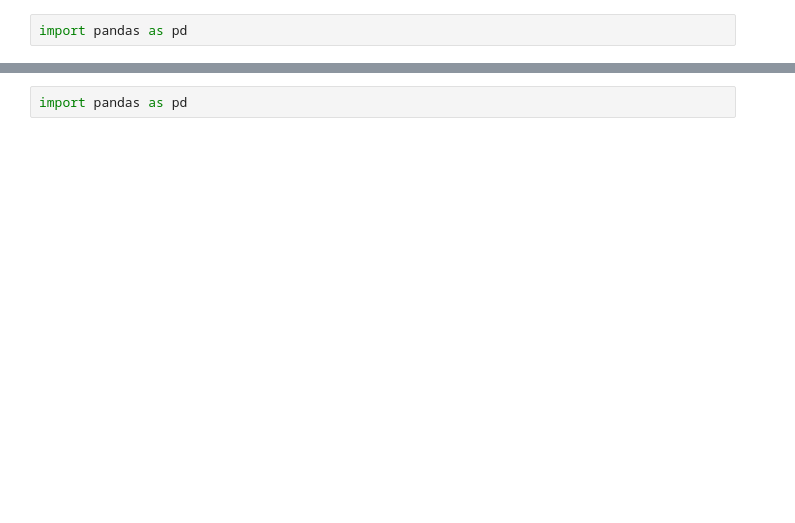
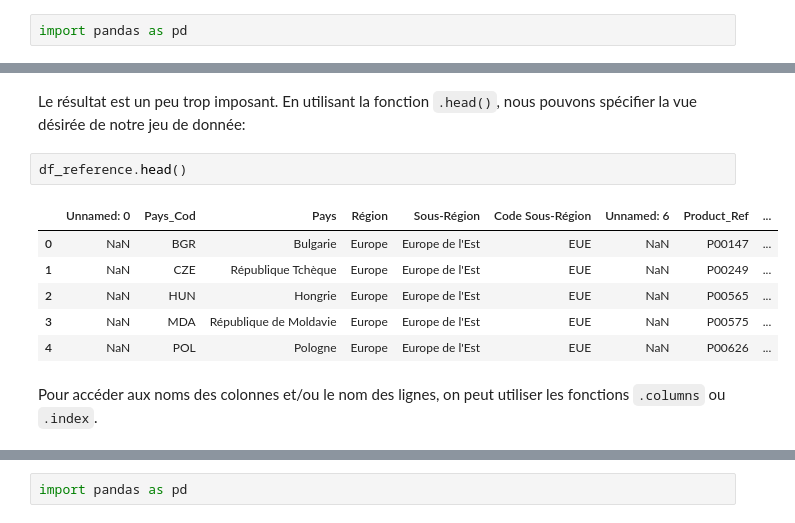
Before and after one commit to heretica/python_for_excel, a Jupyter notebook: s2_bases_pandas.ipynb, the cells around one changed output, grey strips where cells are left out. Drawn from its saved outputs; the diff is of its cells as text; blank space fills up the shorter version.

````diff
--- a/s2_bases_pandas.ipynb
+++ b/s2_bases_pandas.ipynb
@@ -101,0 +88,13 @@ Vous voulez comprendre **tout ce qu'il est possible de comprendre** sur l'activi
+# %% [markdown]
+Le résultat est un peu trop imposant. En utilisant la fonction ```.head()```, nous pouvons spécifier la vue désirée de notre jeu de donnée:
+# %%
+df_reference.head()
+# %% [output]
+|  | Unnamed: 0 | Pays_Cod | Pays | Région | Sous-Région | Code Sous-Région | Unnamed: 6 | Product_Ref | ... |
+| 0 | NaN | BGR | Bulgarie | Europe | Europe de l'Est | EUE | NaN | P00147 | ... |
+| 1 | NaN | CZE | République Tchèque | Europe | Europe de l'Est | EUE | NaN | P00249 | ... |
+| 2 | NaN | HUN | Hongrie | Europe | Europe de l'Est | EUE | NaN | P00565 | ... |
+| 3 | NaN | MDA | République de Moldavie | Europe | Europe de l'Est | EUE | NaN | P00575 | ... |
+| 4 | NaN | POL | Pologne | Europe | Europe de l'Est | EUE | NaN | P00626 | ... |
+# %% [markdown]
+Pour accéder aux noms des colonnes et/ou le nom des lignes, on peut utiliser les fonctions ```.columns``` ou ```.index```.
````
Also changed, not shown: parts of 124 cells of this notebook.
